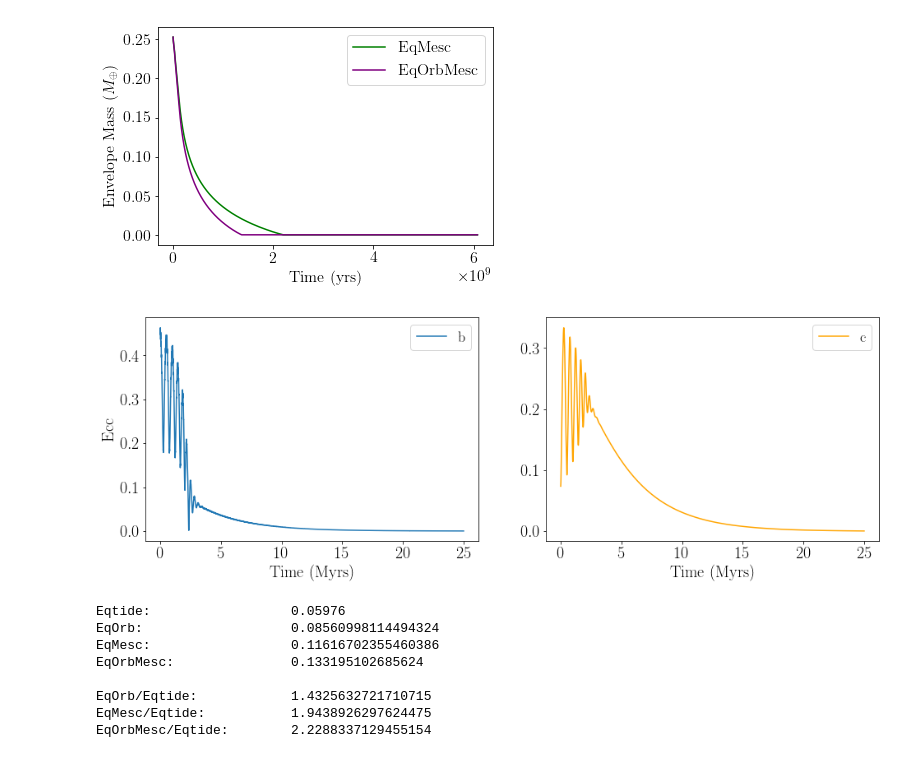
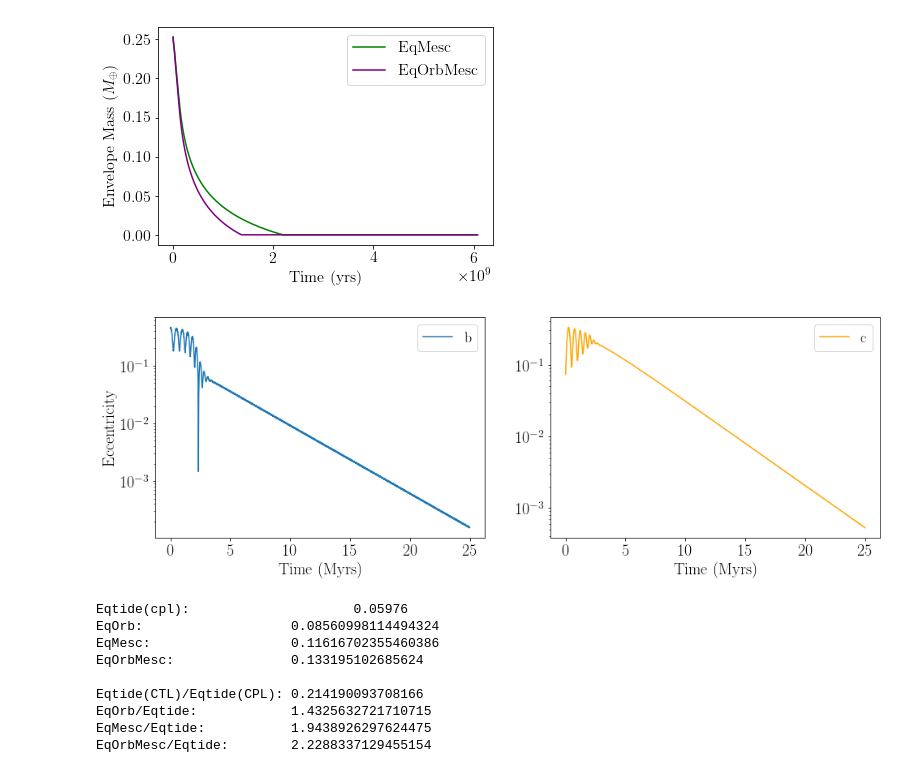
Before and after one commit to dm1681/MergingPerts, a Jupyter notebook: fig_gen.ipynb, the cells around one changed output. Saved outputs shown, nothing was run; the diff lists cells and outputs as text; code cells hidden in the pictures.

```diff
--- a/fig_gen.ipynb
+++ b/fig_gen.ipynb
@@ -1130,29 +1281,30 @@ c_fwd = np.loadtxt('./final_data/char/eqorbmesc/snapshot/1470000000.0/system.c.f
 # %%
 fontsize=20
 
 b_ecc = b_fwd[:,1]
 b_time = b_fwd[:,0]
 c_ecc = c_fwd[:,1]
 c_time = c_fwd[:,0]
 
 fig,ax = plt.subplots(1,2)
 fig.set_size_inches(16,5)
 
-ax[0].plot(b_time/1e6, b_ecc, label='b')
+ax[0].semilogy(b_time/1e6, b_ecc, label='b')
 
 ax[0].set_xlabel('Time (Myrs)', fontsize=fontsize)
-ax[0].set_ylabel('Ecc', fontsize=fontsize)
+ax[0].set_ylabel('Eccentricity', fontsize=fontsize)
 ax[0].legend(loc=0,fontsize=fontsize-2)
 ax[0].tick_params(labelsize=fontsize)
 
-ax[1].plot(c_time/1e6, c_ecc, label='c', color='orange')
+#ax[1].plot(c_time/1e6, c_ecc, label='c', color='orange')
+ax[1].semilogy(c_time/1e6, c_ecc, label='c', color='orange')
 ax[1].set_xlabel('Time (Myrs)', fontsize=fontsize)
 ax[1].legend(loc=0, fontsize=fontsize-2)
 ax[1].tick_params(labelsize=fontsize)
 
 fig.savefig('./figs/ecc_evol_147gyrs_together.pdf', bbox_inches='tight', dpi=plot_dpi)
 # %% [output]
-[figure, old version]
+[figure, new version]
 # %%
 # lets look at the snapshot
 
@@ -1311,24 +1463,30 @@ create_ICs(1.470e09,25e6,1)
 # %%
 # larger outer mass planet more likely causing stronger strength, stronger ecc oscillations, faster damping in a_b
 # %%
+n_merged_eqtide_ctl = 320
+n_comp_eqtide_ctl = 25000
 weighted_merges_eqtide = n_merged_eqtide / n_comp_eqtide
+weighted_merges_eqtide_ctl = n_merged_eqtide_ctl / n_comp_eqtide_ctl
 weighted_merges_eqorb = n_merged_eqorb / n_comp_eqorb
 weighted_merges_eqmesc = n_merged_eqmesc / n_comp_eqmesc
 weighted_merges_eqorbmesc = n_merged_eqorbmesc / n_comp_eqorbmesc
 
-print("Eqtide:\t\t\t", weighted_merges_eqtide)
+print("Eqtide(cpl):\t\t\t", weighted_merges_eqtide)
 print("EqOrb:\t\t\t", weighted_merges_eqorb)
 print("EqMesc:\t\t\t", weighted_merges_eqmesc)
 print("EqOrbMesc:\t\t", weighted_merges_eqorbmesc, '\n')
+
+print("Eqtide(CTL)/Eqtide(CPL):", weighted_merges_eqtide_ctl/weighted_merges_eqtide)
 print("EqOrb/Eqtide:\t\t", weighted_merges_eqorb/weighted_merges_eqtide)
 print("EqMesc/Eqtide:\t\t",weighted_merges_eqmesc/weighted_merges_eqtide)
 print("EqOrbMesc/Eqtide:\t",weighted_merges_eqorbmesc/weighted_merges_eqtide)
 # %% [output]
-Eqtide:                  0.05976
+Eqtide(cpl):                     0.05976
 EqOrb:                   0.08560998114494324
 EqMesc:                  0.11616702355460386
 EqOrbMesc:               0.133195102685624
 
+Eqtide(CTL)/Eqtide(CPL): 0.214190093708166
 EqOrb/Eqtide:            1.4325632721710715
 EqMesc/Eqtide:           1.9438926297624475
 EqOrbMesc/Eqtide:        2.2288337129455154
```
Also changed, not shown: parts of 29 cells of this notebook.
